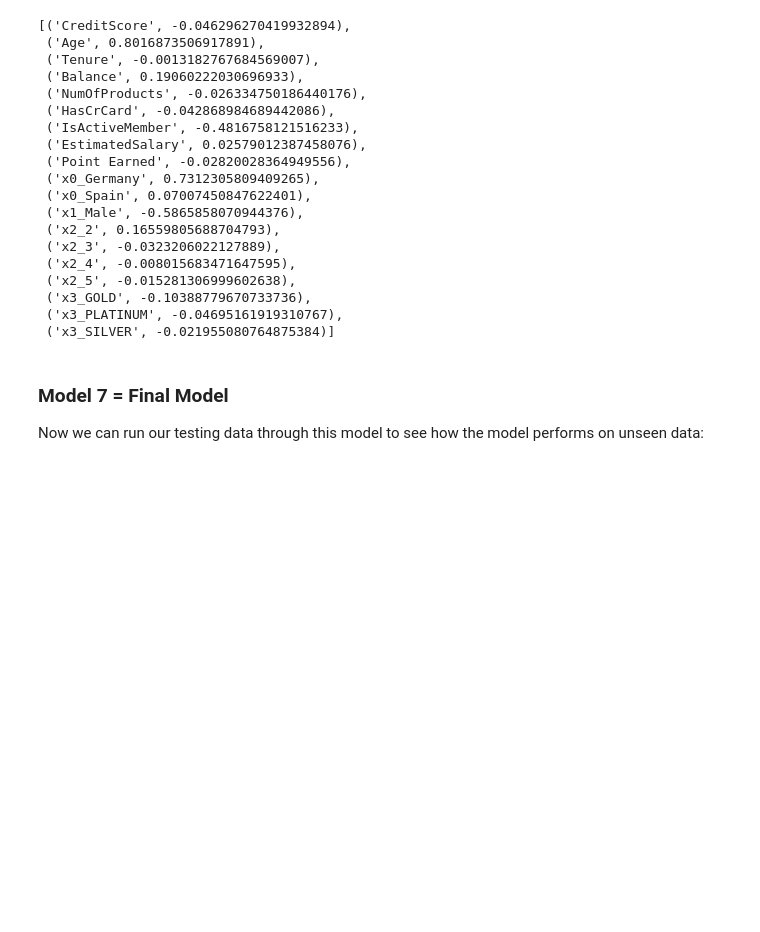
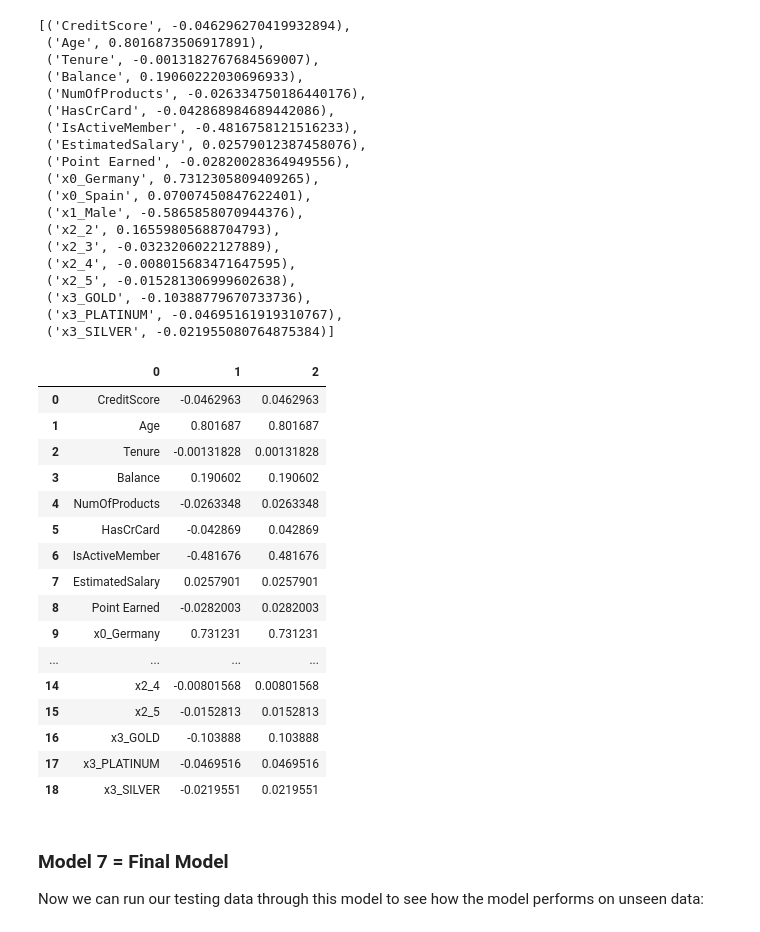
Before and after one commit to SamBen804/Bank_Customer_Churn_Analysis, a Jupyter notebook: Final_Notebook.ipynb, the cells around one changed output. Cells and saved outputs as stored; diff of their text form; code cells hidden in the pictures; blank space fills up the shorter version.

```diff
--- a/Final_Notebook.ipynb
+++ b/Final_Notebook.ipynb
@@ -822,3 +836,27 @@ list(zip(X_features.columns, list(model_7.coef_[0])))
  ('x3_GOLD', -0.10388779670733736),
  ('x3_PLATINUM', -0.04695161919310767),
  ('x3_SILVER', -0.021955080764875384)]
+# %%
+# Creating a dataframe as a preprocessing step before I can transfer my data to Tableau
+# to start building visualizations.
+coef = pd.DataFrame(data = [X_features.columns, list(model_7.coef_[0]), list(abs(model_7.coef_[0]))])
+coef_df = coef.transpose()
+coef_df
+# %% [output]
+|  | 0 | 1 | 2 |
+| 0 | CreditScore | -0.0462963 | 0.0462963 |
+| 1 | Age | 0.801687 | 0.801687 |
+| 2 | Tenure | -0.00131828 | 0.00131828 |
+| 3 | Balance | 0.190602 | 0.190602 |
+| 4 | NumOfProducts | -0.0263348 | 0.0263348 |
+| 5 | HasCrCard | -0.042869 | 0.042869 |
+| 6 | IsActiveMember | -0.481676 | 0.481676 |
+| 7 | EstimatedSalary | 0.0257901 | 0.0257901 |
+| 8 | Point Earned | -0.0282003 | 0.0282003 |
+| 9 | x0_Germany | 0.731231 | 0.731231 |
+| ... | ... | ... | ... |
+| 14 | x2_4 | -0.00801568 | 0.00801568 |
+| 15 | x2_5 | -0.0152813 | 0.0152813 |
+| 16 | x3_GOLD | -0.103888 | 0.103888 |
+| 17 | x3_PLATINUM | -0.0469516 | 0.0469516 |
+| 18 | x3_SILVER | -0.0219551 | 0.0219551 |
```
Also changed, not shown: parts of 26 cells of this notebook, 11 other files.
